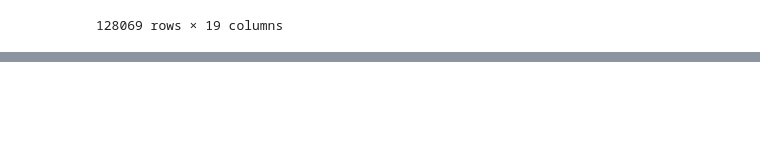
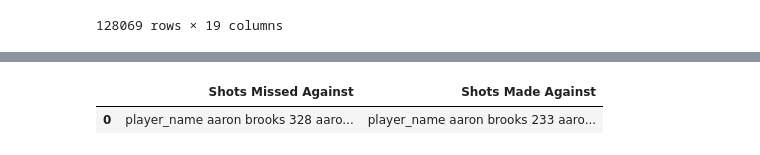
Before and after one commit to briennecole/NBA_Shot_Analysis, a Jupyter notebook: NBA_analysis_brienne.ipynb, the cells around one changed output, grey strips where cells are left out. Cells and saved outputs as stored; diff of their text form; code cells hidden in the pictures; blank space fills up the shorter version.

Commit message:
tried to work through defense stats but Pete came to the rescue

```diff
--- a/NBA_analysis_brienne.ipynb
+++ b/NBA_analysis_brienne.ipynb
@@ -162,9 +153,16 @@ Name: CLOSEST_DEFENDER, Length: 473, dtype: int64
 # %%
 # Sort and rank (# of successful shots divided by # of times closest defender)
-defense_success = cleaned_df.loc[cleaned_df["FGM"] == 0]
+defense_success_temp = cleaned_df.loc[cleaned_df["FGM"] == 0].groupby(["player_name"]).count()
+defense_success = defense_success_temp ["FGM"]
 defense_success
-player_stats = defense_success.groupby("player_name").count()
-player_stats
 
+# player_stats_temp = defense_success.groupby(["player_name"]).count()
+# player_stats
+#player_stats.head()
+
+defense_fail_temp = cleaned_df.loc[cleaned_df["FGM"] == 1].groupby(["player_name"]).count()
+defense_fail = defense_fail_temp["FGM"]
+#defense_fail
+#player_df = player_temp_df.groupby("player_name")
 #cleaned_df["DEFENDER_SUCCESS (%)"] = defender_count /
 # %% [output]
@@ -184,0 +182,14 @@ player_stats
+# %%
+# defender_success = defense_success["FGM"].count() / cleaned_df['CLOSEST_DEFENDER'].count()
+# defender_success
+
+#fgm_miss = player_stats['FGM']
+#fgm_miss
+
+defense_df = pd.DataFrame({"Shots Missed Against": [defense_success],
+                         "Shots Made Against": [defense_fail]})
+
+defense_df
+# %% [output]
+|  | Shots Missed Against | Shots Made Against |
+| 0 | player_name aaron brooks 328 aaro... | player_name aaron brooks 233 aaro... |
```
Also changed, not shown: parts of 2 cells of this notebook.
